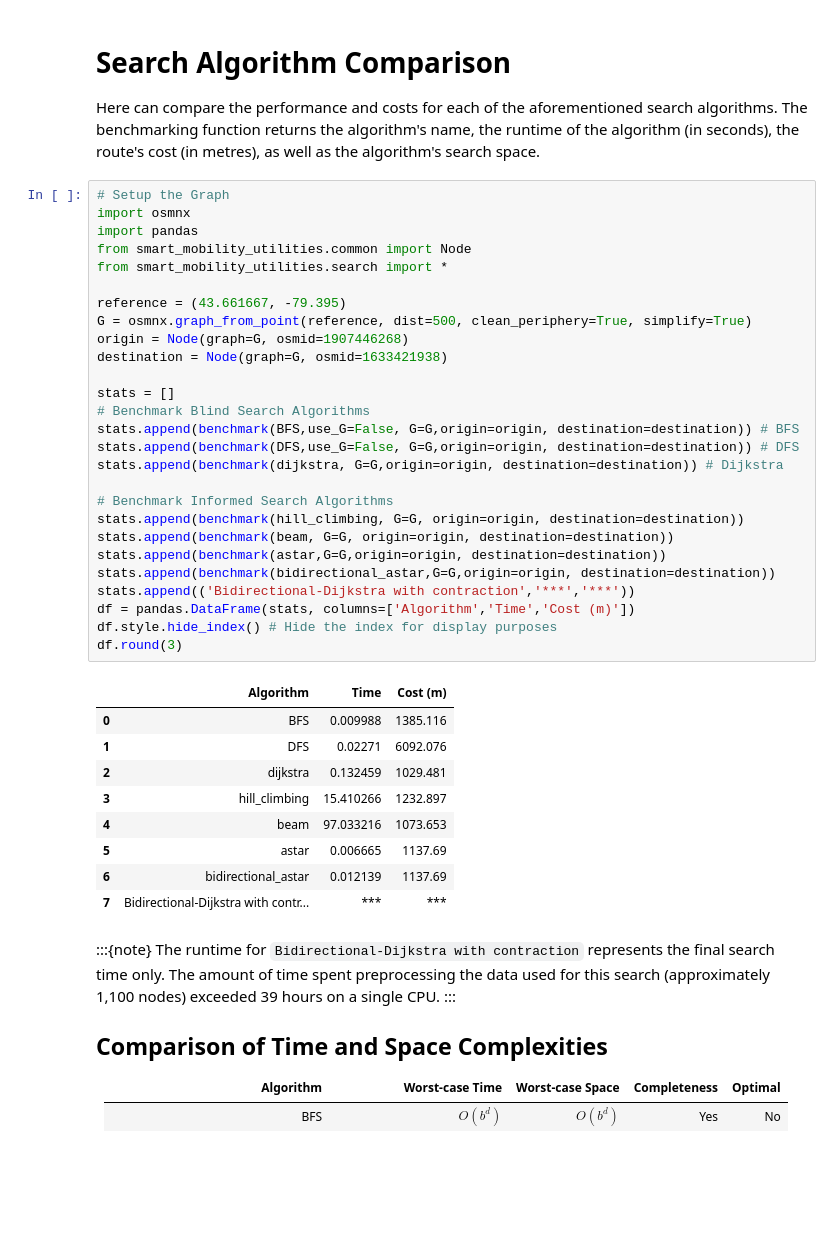
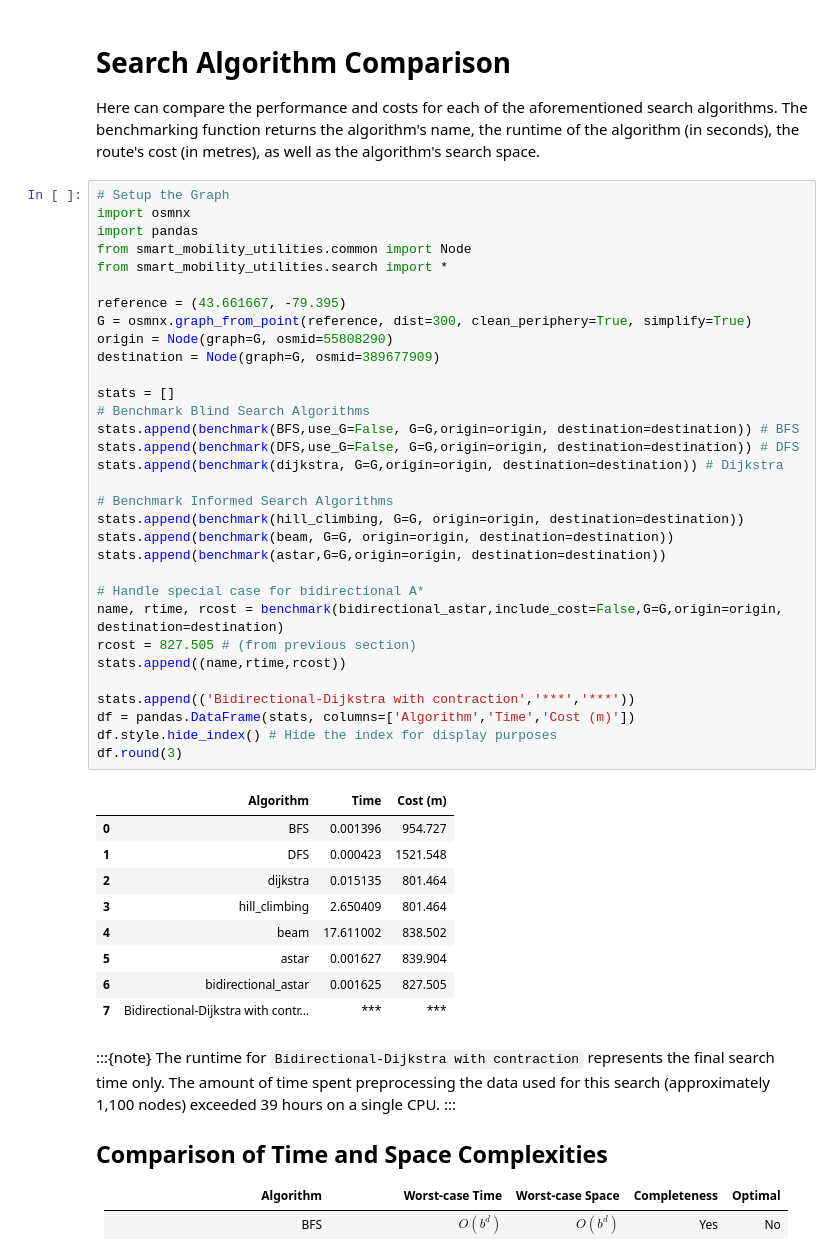
Before and after one commit to SmartMobilityAlgorithms/book, a Jupyter notebook: content/GraphSearchAlgorithms/SearchComparison.ipynb, the cells around one changed output. Saved outputs shown, nothing was run; the diff lists cells and outputs as text; blank space fills up the shorter version.

```diff
--- a/content/GraphSearchAlgorithms/SearchComparison.ipynb
+++ b/content/GraphSearchAlgorithms/SearchComparison.ipynb
@@ -5,39 +5,44 @@ Here can compare the performance and costs for each of the aforementioned search
 # %%
 # Setup the Graph
 import osmnx
 import pandas
 from smart_mobility_utilities.common import Node
 from smart_mobility_utilities.search import *
 
 reference = (43.661667, -79.395)
-G = osmnx.graph_from_point(reference, dist=500, clean_periphery=True, simplify=True)
-origin = Node(graph=G, osmid=1907446268)
-destination = Node(graph=G, osmid=1633421938)
+G = osmnx.graph_from_point(reference, dist=300, clean_periphery=True, simplify=True)
+origin = Node(graph=G, osmid=55808290)
+destination = Node(graph=G, osmid=389677909)
 
 stats = []
 # Benchmark Blind Search Algorithms
 stats.append(benchmark(BFS,use_G=False, G=G,origin=origin, destination=destination)) # BFS
 stats.append(benchmark(DFS,use_G=False, G=G,origin=origin, destination=destination)) # DFS
 stats.append(benchmark(dijkstra, G=G,origin=origin, destination=destination)) # Dijkstra
 
 # Benchmark Informed Search Algorithms
 stats.append(benchmark(hill_climbing, G=G, origin=origin, destination=destination))
 stats.append(benchmark(beam, G=G, origin=origin, destination=destination))
 stats.append(benchmark(astar,G=G,origin=origin, destination=destination))
-stats.append(benchmark(bidirectional_astar,G=G,origin=origin, destination=destination))
+
+# Handle special case for bidirectional A*
+name, rtime, rcost = benchmark(bidirectional_astar,include_cost=False,G=G,origin=origin, destination=destination)
+rcost = 827.505 # (from previous section)
+stats.append((name,rtime,rcost))
+
 stats.append(('Bidirectional-Dijkstra with contraction','***','***'))
 df = pandas.DataFrame(stats, columns=['Algorithm','Time','Cost (m)'])
 df.style.hide_index() # Hide the index for display purposes
 df.round(3)
 # %% [output]
 |  | Algorithm | Time | Cost (m) |
-| 0 | BFS | 0.009988 | 1385.116 |
-| 1 | DFS | 0.02271 | 6092.076 |
-| 2 | dijkstra | 0.132459 | 1029.481 |
-| 3 | hill_climbing | 15.410266 | 1232.897 |
-| 4 | beam | 97.033216 | 1073.653 |
-| 5 | astar | 0.006665 | 1137.69 |
-| 6 | bidirectional_astar | 0.012139 | 1137.69 |
+| 0 | BFS | 0.001396 | 954.727 |
+| 1 | DFS | 0.000423 | 1521.548 |
+| 2 | dijkstra | 0.015135 | 801.464 |
+| 3 | hill_climbing | 2.650409 | 801.464 |
+| 4 | beam | 17.611002 | 838.502 |
+| 5 | astar | 0.001627 | 839.904 |
+| 6 | bidirectional_astar | 0.001625 | 827.505 |
 | 7 | Bidirectional-Dijkstra with contr... | *** | *** |
 # %% [markdown]
 :::{note}
```
Also changed, not shown: 6 other files.
